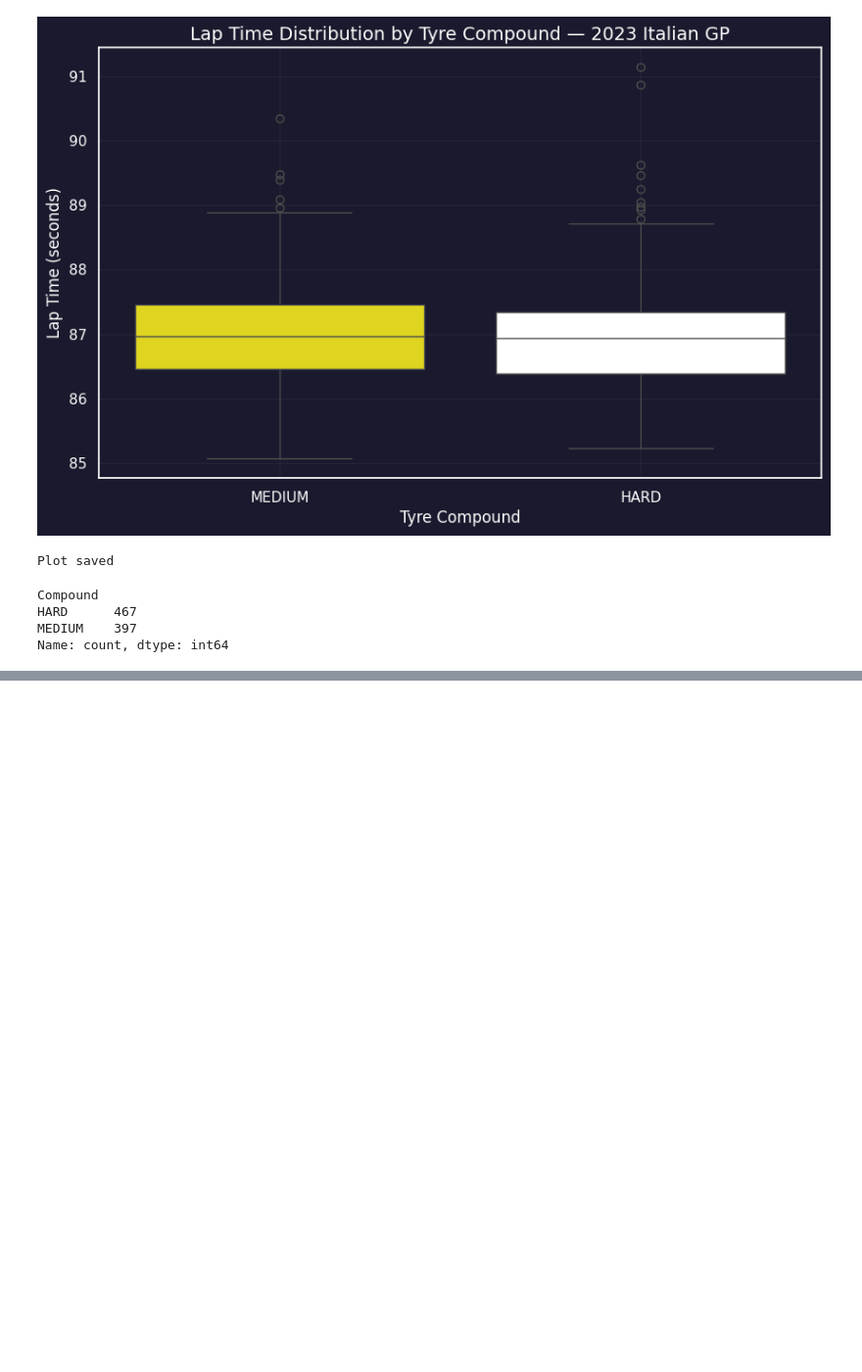
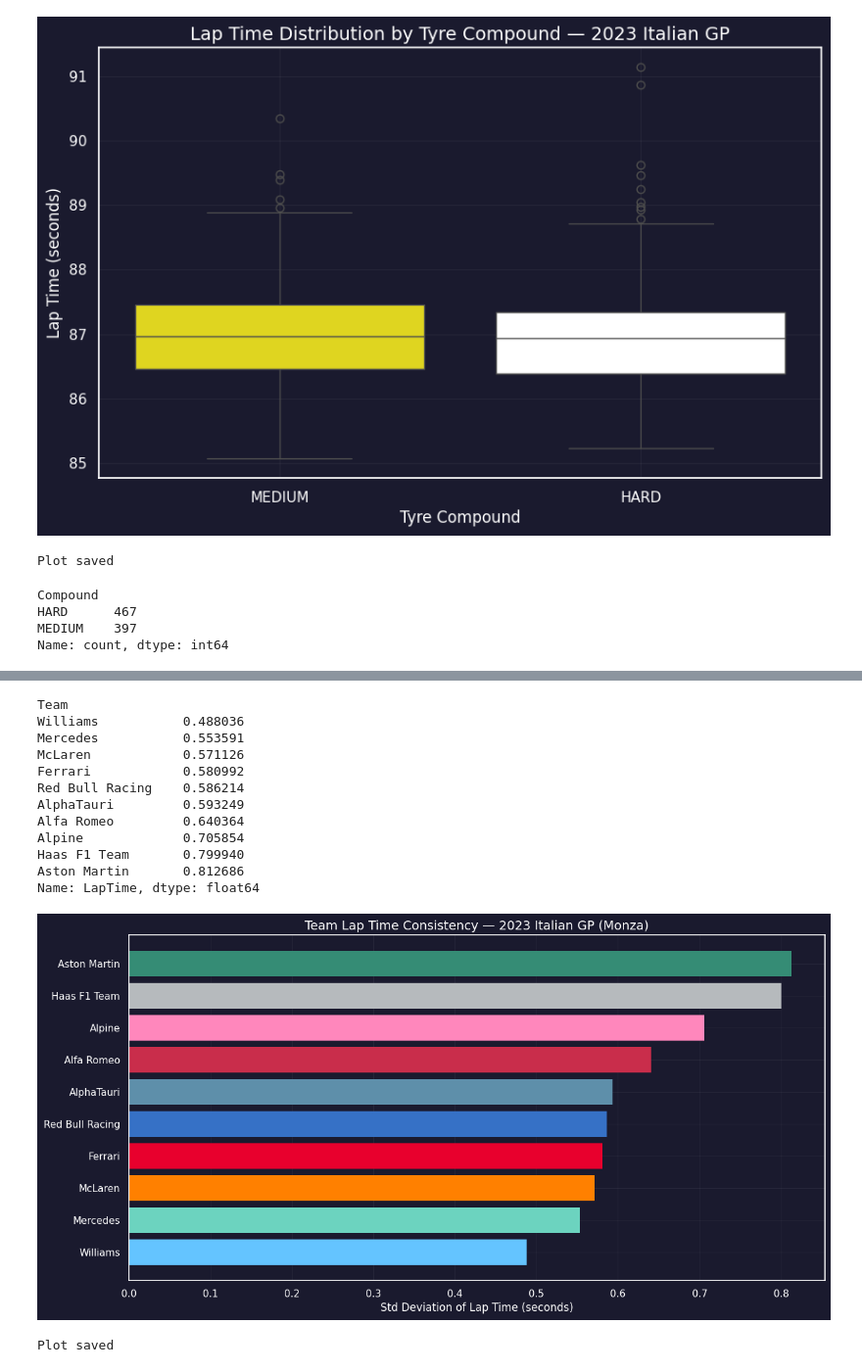
Before and after one commit to brojokishor/f1-eda, a Jupyter notebook: notebooks/03_analysis_and_viz.ipynb, the cells around one changed output, grey strips where cells are left out. Shown at 98% size. Saved outputs shown, nothing was run; the diff lists cells and outputs as text; code cells hidden in the pictures; blank space fills up the shorter version.

```diff
--- a/notebooks/03_analysis_and_viz.ipynb
+++ b/notebooks/03_analysis_and_viz.ipynb
@@ -176,0 +285,54 @@ Name: count, dtype: int64
+# %%
+clean = laps[laps['LapTime'] < 120].copy()
+
+# Calculate std deviation per team — lower = more consistent
+team_consistency = clean.groupby('Team')['LapTime'].std().sort_values()
+print(team_consistency)
+
+plt.figure(figsize=(14, 7), facecolor='#1a1a2e')
+ax = plt.gca()
+ax.set_facecolor('#1a1a2e')
+
+team_colors = {
+    'Red Bull Racing': '#3671C6',
+    'Mercedes': '#6CD3BF',
+    'Ferrari': '#E8002D',
+    'McLaren': '#FF8000',
+    'Aston Martin': '#358C75',
+    'Alpine': '#FF87BC',
+    'Williams': '#64C4FF',
+    'AlphaTauri': '#5E8FAA',
+    'Alfa Romeo': '#C92D4B',
+    'Haas F1 Team': '#B6BABD'
+}
+
+colors = [team_colors.get(team, '#FFFFFF') for team in team_consistency.index]
+
+bars = ax.barh(team_consistency.index, team_consistency.values,
+               color=colors, edgecolor='none')
+
+ax.set_xlabel('Std Deviation of Lap Time (seconds)', color='white')
+ax.set_title('Team Lap Time Consistency — 2023 Italian GP (Monza)',
+             color='white', fontsize=14)
+ax.tick_params(colors='white')
+ax.grid(True, color='white', alpha=0.08, linewidth=0.5)
+
+save_path = '/home/bkm/Downloads/Desktop/F1 EDA Project/f1-eda/outputs/figures/team_consistency.png'
+plt.savefig(save_path, dpi=150, bbox_inches='tight')
+plt.show()
+print("Plot saved")
+# %% [output]
+Team
+Williams           0.488036
+Mercedes           0.553591
+McLaren            0.571126
+Ferrari            0.580992
+Red Bull Racing    0.586214
+AlphaTauri         0.593249
+Alfa Romeo         0.640364
+Alpine             0.705854
+Haas F1 Team       0.799940
+Aston Martin       0.812686
+Name: LapTime, dtype: float64
+[figure, added]
+Plot saved
```
Also changed, not shown: parts of 7 cells of this notebook, 4 other files.
